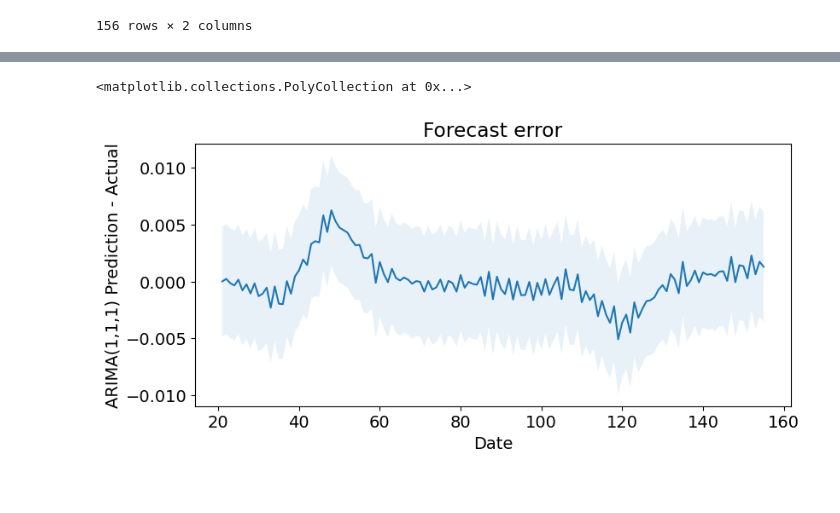
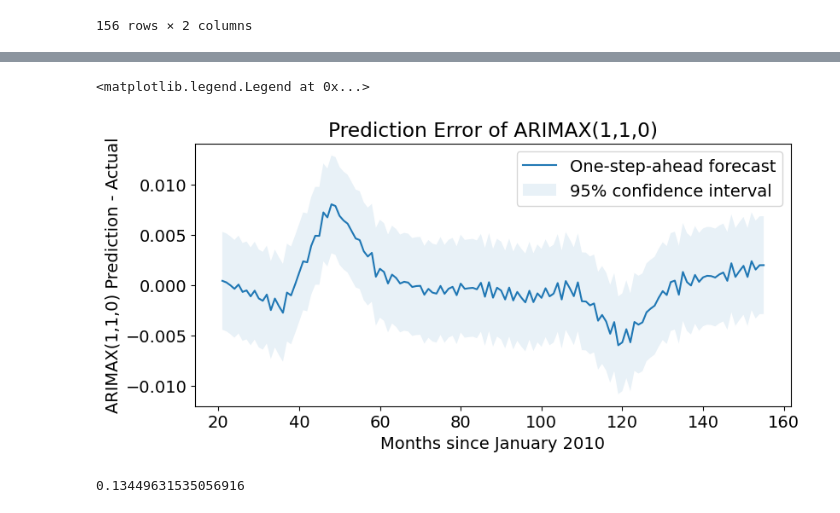
Before and after one commit to arjashok/2024-Summer-Datathon, a Jupyter notebook: src/ARMA Model.ipynb, the cells around one changed output, grey strips where cells are left out. Saved outputs shown, nothing was run; the diff lists cells and outputs as text; code cells hidden in the pictures.

```diff
--- a/src/ARMA Model.ipynb
+++ b/src/ARMA Model.ipynb
@@ -83,6 +80,6 @@ new_avg_unemployment.plot(ax=ax2, x='date')
 # %%
 mod_exog = sm.tsa.statespace.SARIMAX(
-    endog=new_avg_unemployment['unemployment_rate'], exog=poultry_production['Production'], trend='c', order=(1, 1, 1))
+    endog=new_avg_unemployment['unemployment_rate'], exog=poultry_production['Production'], trend='c', order=(1, 1,0))
 fit_res_exog = mod_exog.fit(disp=False)
 
 mod_endog = sm.tsa.statespace.SARIMAX(
@@ -130,17 +129,25 @@ ci = predict.conf_int().loc['2010-01-01':]
 # %%
 fig, ax = plt.subplots(figsize=(9, 4))
 npre = 4
-ax.set(title='Forecast error', xlabel='Date', ylabel='ARIMA(1,1,1) Prediction - Actual')
+ax.set(title='Prediction Error of ARIMAX(1,1,0)', xlabel='Months since January 2010',
+       ylabel='ARIMAX(1,1,0) Prediction - Actual')
 
 predict_error = predict.predicted_mean - new_avg_unemployment['unemployment_rate']
 predict_error.loc['2010-01-01':].plot(ax=ax, label='One-step-ahead forecast')
 ci = predict.conf_int().loc['2010-01-01':].copy()
 ci.iloc[:, 0] -= new_avg_unemployment['unemployment_rate'].loc['2010-01-01':]
 ci.iloc[:, 1] -= new_avg_unemployment['unemployment_rate'].loc['2010-01-01':]
-ax.fill_between(ci.index, ci.iloc[:, 0], ci.iloc[:,1], alpha=0.1)
+ax.fill_between(ci.index, ci.iloc[:, 0], ci.iloc[:, 1],
+                alpha=0.1, label='95% confidence interval')
+
+ax.legend()
 # %% [output]
-<matplotlib.collections.PolyCollection at 0x...>
+<matplotlib.legend.Legend at 0x...>
-[figure, old version]
+[figure, new version]
+# %%
+print(max(abs(predict_error[1:])))
+# %% [output]
+0.13449631535056916
 # %%
 # np.asarray(new_avg_unemployment.iloc[:100][['date', 'unemployment_rate']])
 # np.asarray(red_meat_production.iloc[:100])
```
Also changed, not shown: parts of 7 cells of this notebook, 1 other file.
